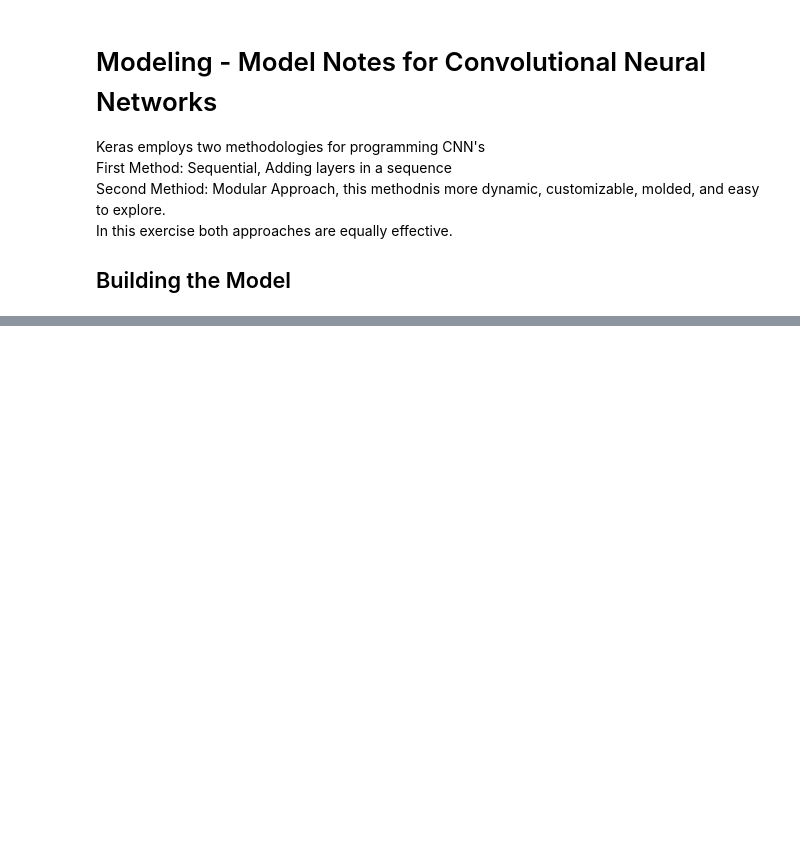
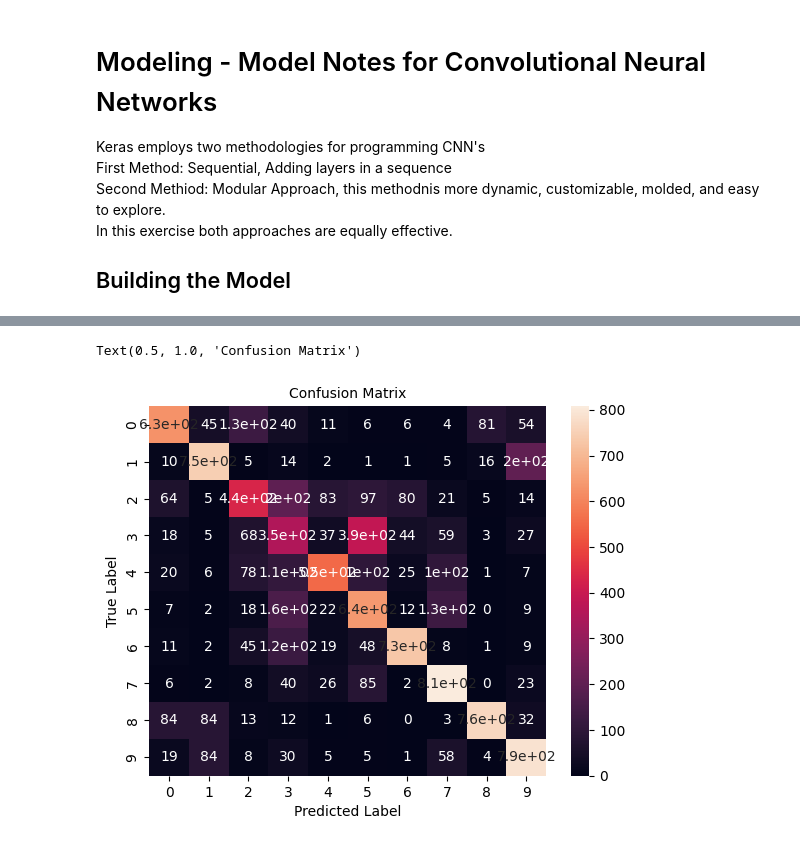
Before and after one commit to AirPro/DeepLearningFinalProject, a Jupyter notebook: Freidrd_Deep_Learning_Final_Projecct_V1.ipynb, the cells around one changed output, grey strips where cells are left out. Cells and saved outputs as stored; diff of their text form; code cells hidden in the pictures; blank space fills up the shorter version.

```diff
--- a/Freidrd_Deep_Learning_Final_Projecct_V1.ipynb
+++ b/Freidrd_Deep_Learning_Final_Projecct_V1.ipynb
@@ -121,0 +252,13 @@ model = models.Sequential()
+# %%
+# imports for seaborn confusion matrix
+from sklearn.metrics import confusion_matrix
+import seaborn as sn
+cm=confusion_matrix(decoded_y_test, decoded_prediction)
+
+sn.heatmap(cm,annot=True)
+plt.xlabel('Predicted Label')
+plt.ylabel('True Label')
+plt.title("Confusion Matrix", fontsize=10)
+# %% [output]
+Text(0.5, 1.0, 'Confusion Matrix')
+[figure, added]
```
Also changed, not shown: parts of 15 cells of this notebook.
